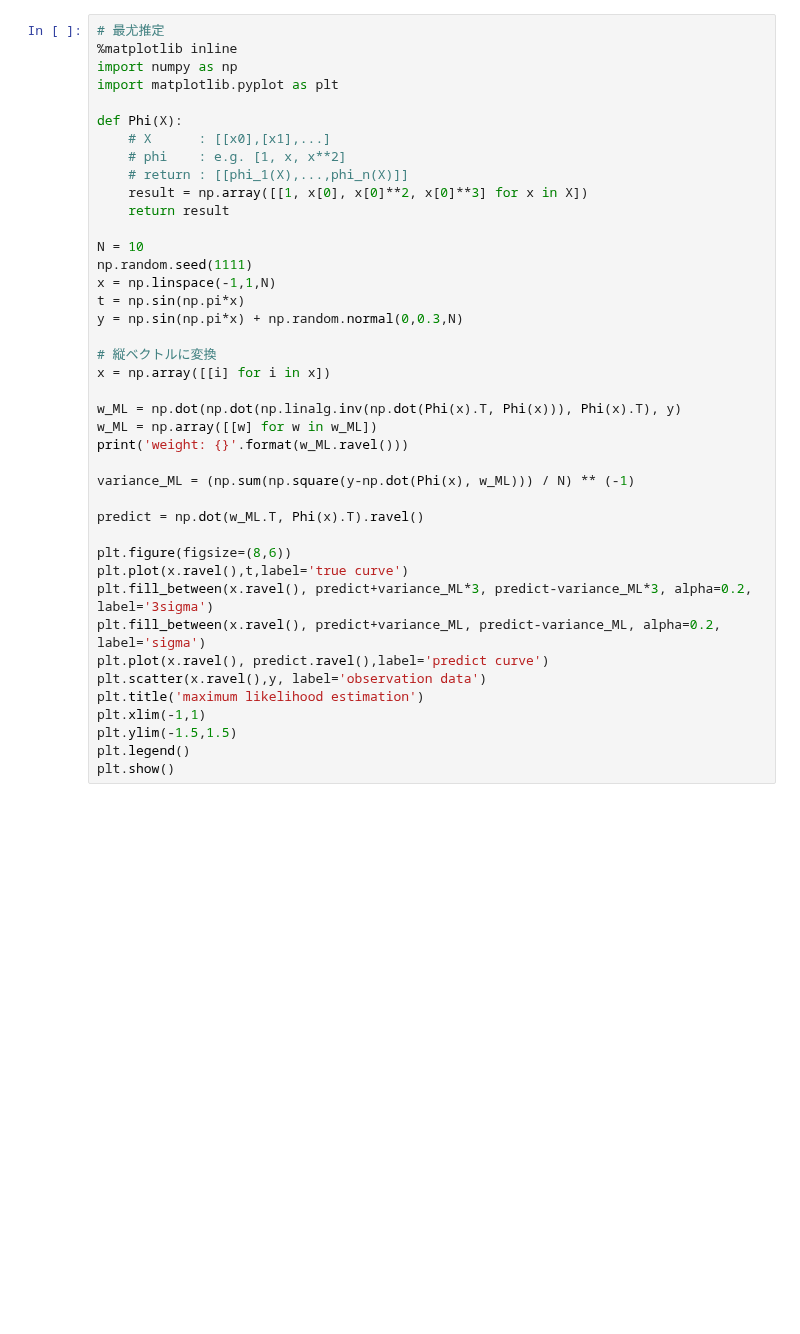
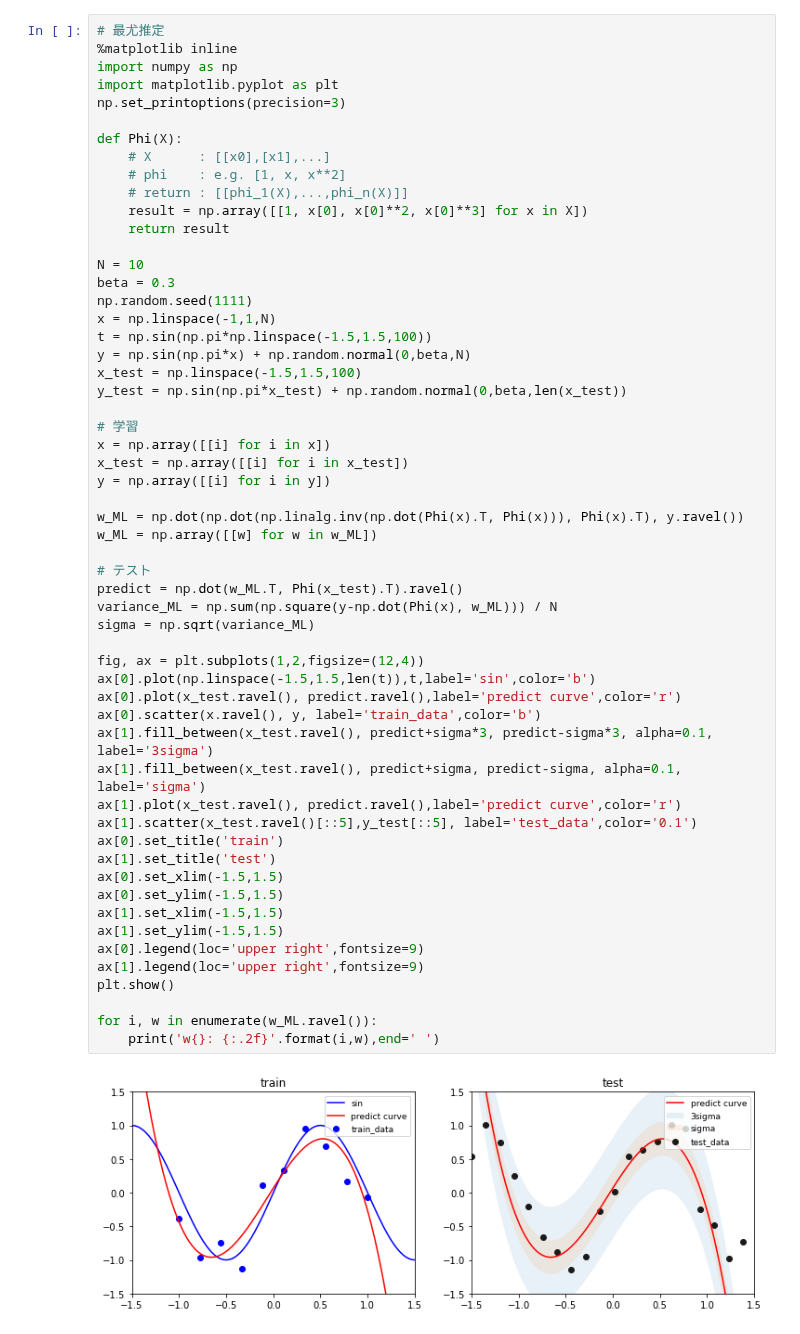
Before and after one commit to furukawa-laboratory/workout_report_2019, a Jupyter notebook: trainee/tsuno/final_report/ML_MAP_estimater.ipynb, the cells around one changed output. Drawn from its saved outputs; the diff is of its cells as text; blank space fills up the shorter version.

```diff
--- a/trainee/tsuno/final_report/ML_MAP_estimater.ipynb
+++ b/trainee/tsuno/final_report/ML_MAP_estimater.ipynb
@@ -1,42 +1,58 @@
 # %%
 # 最尤推定
 %matplotlib inline
 import numpy as np
 import matplotlib.pyplot as plt
+np.set_printoptions(precision=3)
 
 def Phi(X):
     # X      : [[x0],[x1],...]
     # phi    : e.g. [1, x, x**2]
     # return : [[phi_1(X),...,phi_n(X)]]
     result = np.array([[1, x[0], x[0]**2, x[0]**3] for x in X])
     return result
 
 N = 10
+beta = 0.3
 np.random.seed(1111)
 x = np.linspace(-1,1,N)
-t = np.sin(np.pi*x)
-y = np.sin(np.pi*x) + np.random.normal(0,0.3,N)
+t = np.sin(np.pi*np.linspace(-1.5,1.5,100))
+y = np.sin(np.pi*x) + np.random.normal(0,beta,N)
+x_test = np.linspace(-1.5,1.5,100)
+y_test = np.sin(np.pi*x_test) + np.random.normal(0,beta,len(x_test))
 
-# 縦ベクトルに変換
+# 学習
 x = np.array([[i] for i in x])
+x_test = np.array([[i] for i in x_test])
+y = np.array([[i] for i in y])
 
-w_ML = np.dot(np.dot(np.linalg.inv(np.dot(Phi(x).T, Phi(x))), Phi(x).T), y)
+w_ML = np.dot(np.dot(np.linalg.inv(np.dot(Phi(x).T, Phi(x))), Phi(x).T), y.ravel())
 w_ML = np.array([[w] for w in w_ML])
-print('weight: {}'.format(w_ML.ravel()))
 
-variance_ML = (np.sum(np.square(y-np.dot(Phi(x), w_ML))) / N) ** (-1)
+# テスト
+predict = np.dot(w_ML.T, Phi(x_test).T).ravel()
+variance_ML = np.sum(np.square(y-np.dot(Phi(x), w_ML))) / N
+sigma = np.sqrt(variance_ML)
 
-predict = np.dot(w_ML.T, Phi(x).T).ravel()
+fig, ax = plt.subplots(1,2,figsize=(12,4))
+ax[0].plot(np.linspace(-1.5,1.5,len(t)),t,label='sin',color='b')
+ax[0].plot(x_test.ravel(), predict.ravel(),label='predict curve',color='r')
+ax[0].scatter(x.ravel(), y, label='train_data',color='b')
+ax[1].fill_between(x_test.ravel(), predict+sigma*3, predict-sigma*3, alpha=0.1, label='3sigma')
+ax[1].fill_between(x_test.ravel(), predict+sigma, predict-sigma, alpha=0.1, label='sigma')
+ax[1].plot(x_test.ravel(), predict.ravel(),label='predict curve',color='r')
+ax[1].scatter(x_test.ravel()[::5],y_test[::5], label='test_data',color='0.1')
+ax[0].set_title('train')
+ax[1].set_title('test')
+ax[0].set_xlim(-1.5,1.5)
+ax[0].set_ylim(-1.5,1.5)
+ax[1].set_xlim(-1.5,1.5)
+ax[1].set_ylim(-1.5,1.5)
+ax[0].legend(loc='upper right',fontsize=9)
+ax[1].legend(loc='upper right',fontsize=9)
+plt.show()
 
-plt.figure(figsize=(8,6))
-plt.plot(x.ravel(),t,label='true curve')
-plt.fill_between(x.ravel(), predict+variance_ML*3, predict-variance_ML*3, alpha=0.2, label='3sigma')
-plt.fill_between(x.ravel(), predict+variance_ML, predict-variance_ML, alpha=0.2, label='sigma')
-plt.plot(x.ravel(), predict.ravel(),label='predict curve')
-plt.scatter(x.ravel(),y, label='observation data')
-plt.title('maximum likelihood estimation')
-plt.xlim(-1,1)
-plt.ylim(-1.5,1.5)
-plt.legend()
-plt.show()
+for i, w in enumerate(w_ML.ravel()):
+    print('w{}: {:.2f}'.format(i,w),end=' ')
 # %% [output]
+[figure, new version]
```
Also changed, not shown: parts of 2 cells of this notebook.
